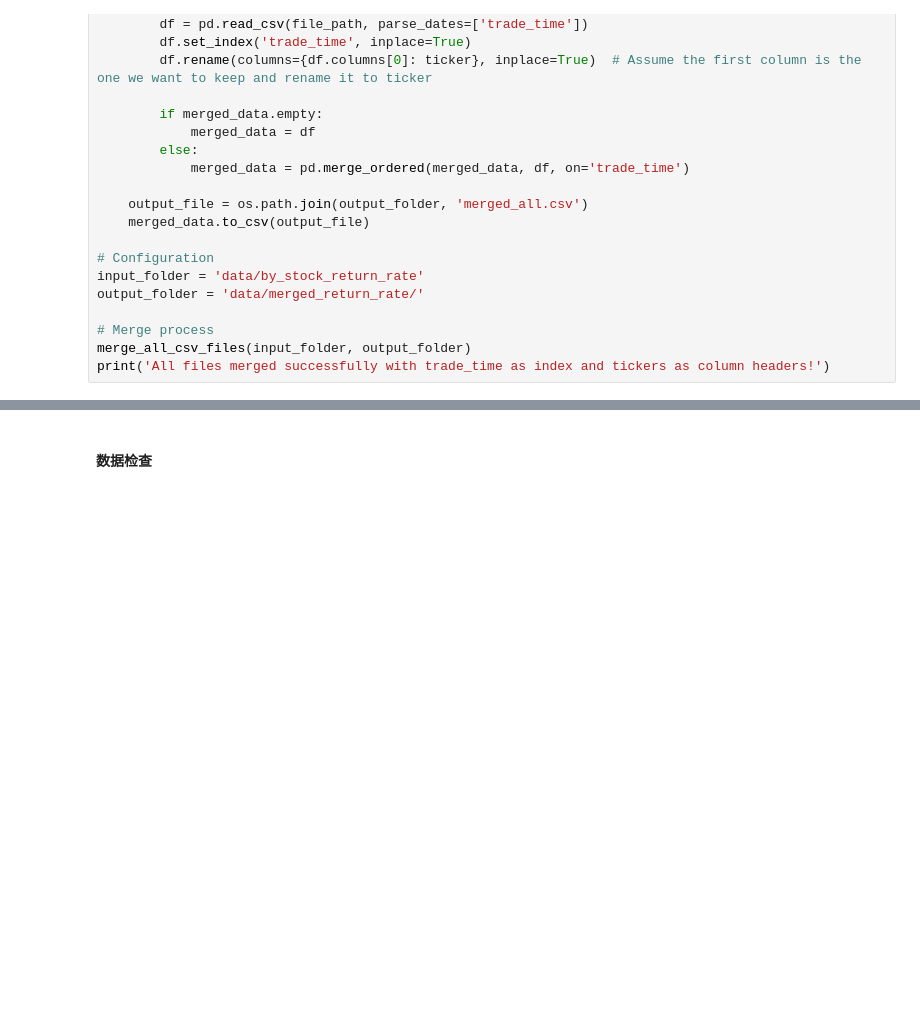
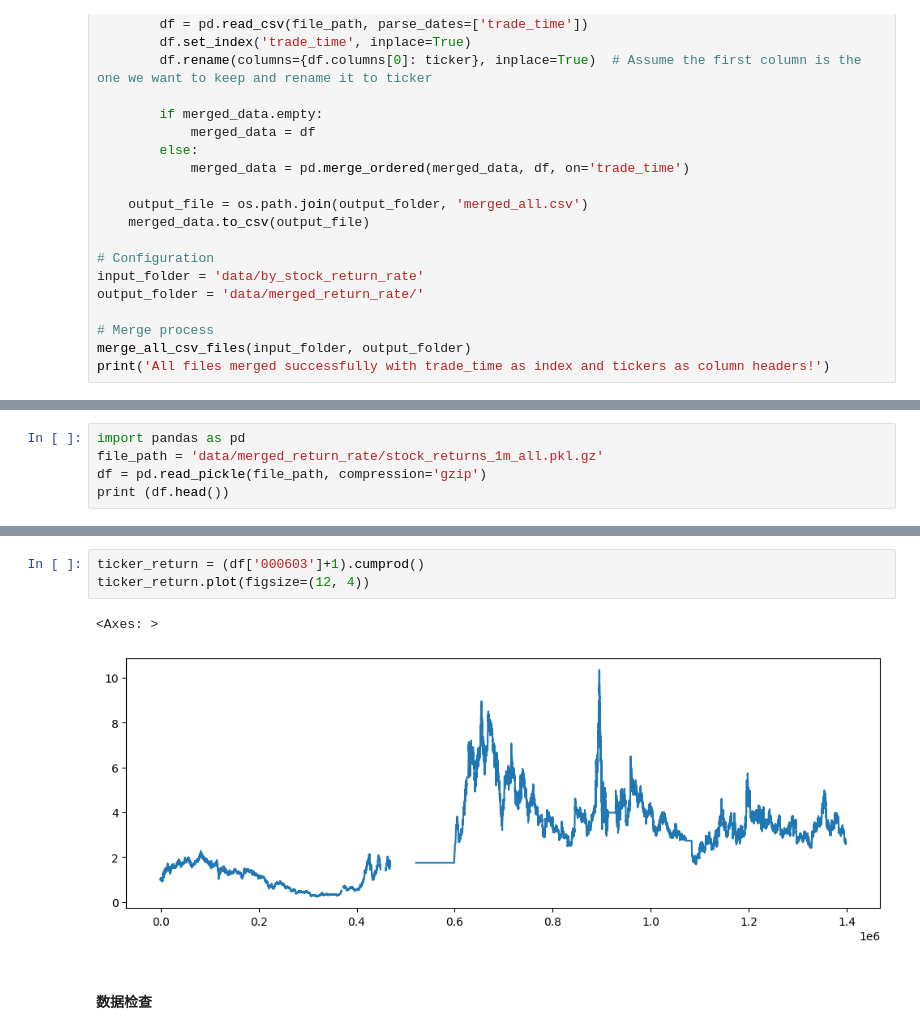
Before and after one commit to Marmot509/quantdata, a Jupyter notebook: stock_data/stock_data_process.ipynb, the cells around one changed output, grey strips where cells are left out. Drawn from its saved outputs; the diff is of its cells as text; blank space fills up the shorter version.

Commit message:
update code to merge files

```diff
--- a/stock_data/stock_data_process.ipynb
+++ b/stock_data/stock_data_process.ipynb
@@ -1134,0 +1094,5 @@ Removed intermediate file intermediate_group_20.csv
+# %%
+import pandas as pd
+file_path = 'data/merged_return_rate/stock_returns_1m_all.pkl.gz'
+df = pd.read_pickle(file_path, compression='gzip')
+print (df.head())
@@ -1135,3 +1117,9 @@ Removed intermediate file intermediate_group_20.csv
+# %%
+ticker_return = (df['000603']+1).cumprod()
+ticker_return.plot(figsize=(12, 4))
+# %% [output]
+<Axes: >
+[figure, added]
 # %% [markdown]
 #### 数据检查
 # %% [markdown]
```
Also changed, not shown: parts of 9 cells of this notebook.
